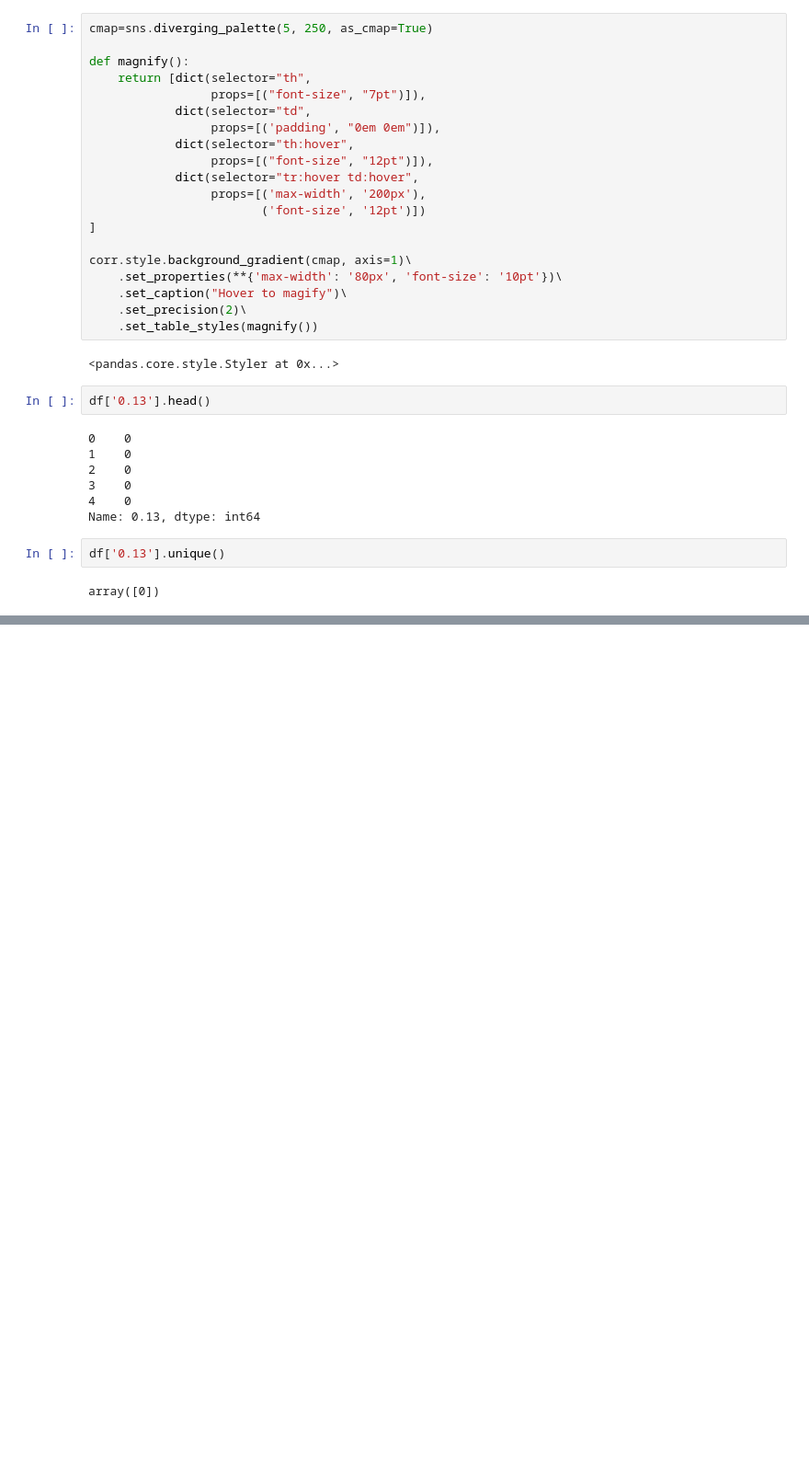
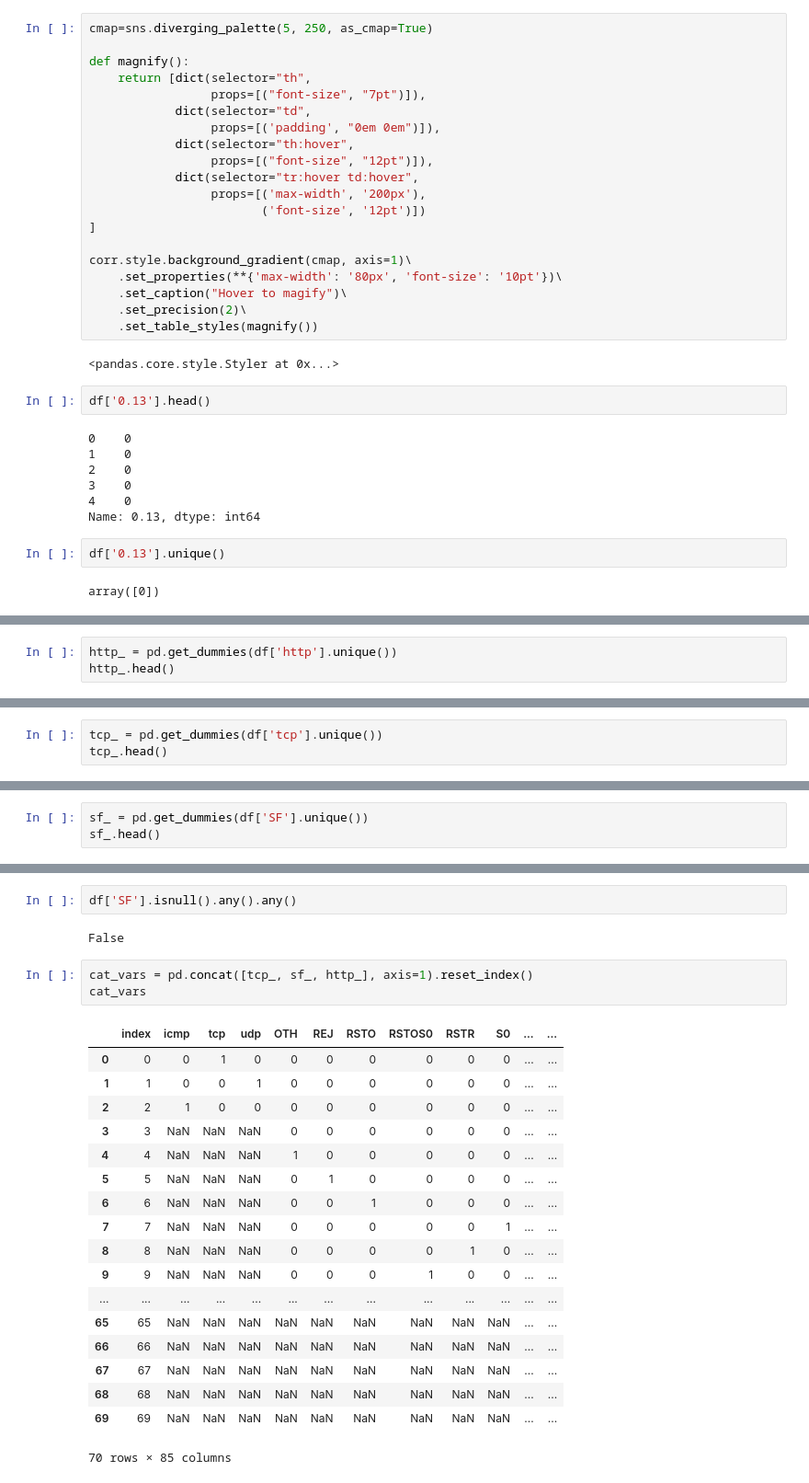
Before and after one commit to EAboelhamd/Myown_DeepLearning_Practice, a Jupyter notebook: KDD_introsion_detection/KDD_intrusion_detection.ipynb, the cells around one changed output, grey strips where cells are left out. Shown at 92% size. Saved outputs shown, nothing was run; the diff lists cells and outputs as text; blank space fills up the shorter version.

```diff
--- a/KDD_introsion_detection/KDD_intrusion_detection.ipynb
+++ b/KDD_introsion_detection/KDD_intrusion_detection.ipynb
@@ -300,0 +325,3 @@ array([0])
+# %%
+http_ = pd.get_dummies(df['http'].unique())
+http_.head()
@@ -300,0 +336,3 @@ array([0])
+# %%
+tcp_ = pd.get_dummies(df['tcp'].unique())
+tcp_.head()
@@ -300,0 +349,3 @@ array([0])
+# %%
+sf_ = pd.get_dummies(df['SF'].unique())
+sf_.head()
@@ -300,0 +359,26 @@ array([0])
+# %%
+df['SF'].isnull().any().any()
+# %% [output]
+False
+# %%
+cat_vars = pd.concat([tcp_, sf_, http_], axis=1).reset_index()
+cat_vars
+# %% [output]
+|  | index | icmp | tcp | udp | OTH | REJ | RSTO | RSTOS0 | RSTR | S0 | ... | ... |
+| 0 | 0 | 0 | 1 | 0 | 0 | 0 | 0 | 0 | 0 | 0 | ... | ... |
+| 1 | 1 | 0 | 0 | 1 | 0 | 0 | 0 | 0 | 0 | 0 | ... | ... |
+| 2 | 2 | 1 | 0 | 0 | 0 | 0 | 0 | 0 | 0 | 0 | ... | ... |
+| 3 | 3 | NaN | NaN | NaN | 0 | 0 | 0 | 0 | 0 | 0 | ... | ... |
+| 4 | 4 | NaN | NaN | NaN | 1 | 0 | 0 | 0 | 0 | 0 | ... | ... |
+| 5 | 5 | NaN | NaN | NaN | 0 | 1 | 0 | 0 | 0 | 0 | ... | ... |
+| 6 | 6 | NaN | NaN | NaN | 0 | 0 | 1 | 0 | 0 | 0 | ... | ... |
+| 7 | 7 | NaN | NaN | NaN | 0 | 0 | 0 | 0 | 0 | 1 | ... | ... |
+| 8 | 8 | NaN | NaN | NaN | 0 | 0 | 0 | 0 | 1 | 0 | ... | ... |
+| 9 | 9 | NaN | NaN | NaN | 0 | 0 | 0 | 1 | 0 | 0 | ... | ... |
+| ... | ... | ... | ... | ... | ... | ... | ... | ... | ... | ... | ... | ... |
+| 65 | 65 | NaN | NaN | NaN | NaN | NaN | NaN | NaN | NaN | NaN | ... | ... |
+| 66 | 66 | NaN | NaN | NaN | NaN | NaN | NaN | NaN | NaN | NaN | ... | ... |
+| 67 | 67 | NaN | NaN | NaN | NaN | NaN | NaN | NaN | NaN | NaN | ... | ... |
+| 68 | 68 | NaN | NaN | NaN | NaN | NaN | NaN | NaN | NaN | NaN | ... | ... |
+| 69 | 69 | NaN | NaN | NaN | NaN | NaN | NaN | NaN | NaN | NaN | ... | ... |
+70 rows × 85 columns
```
Also changed, not shown: parts of 18 cells of this notebook, 1 other file.
